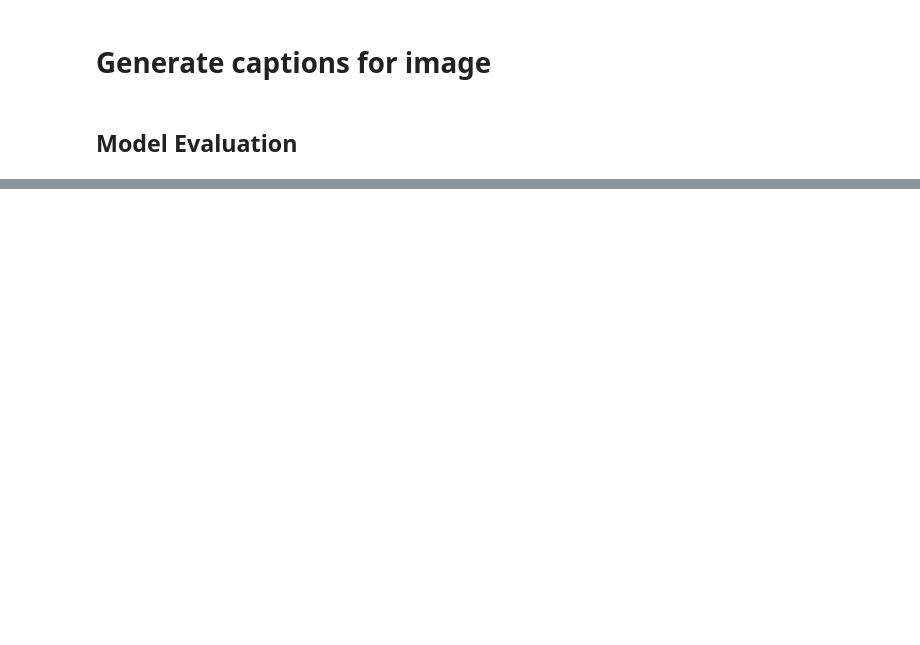
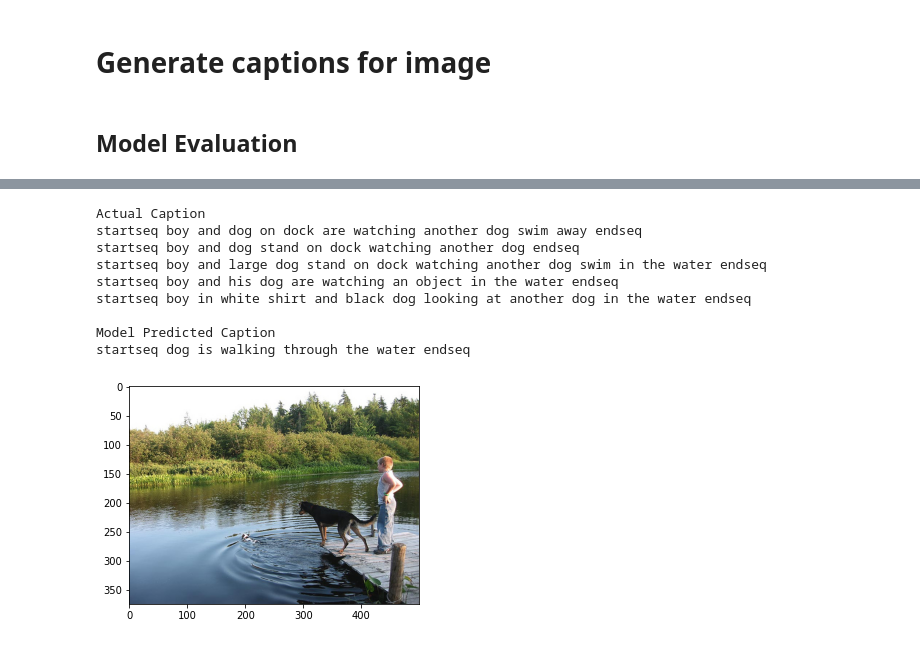
Before and after one commit to sushmita56/Image-Caption-Generation, a Jupyter notebook: Image_Caption_Generator.ipynb, the cells around one changed output, grey strips where cells are left out. Cells and saved outputs as stored; diff of their text form; code cells hidden in the pictures; blank space fills up the shorter version.

```diff
--- a/Image_Caption_Generator.ipynb
+++ b/Image_Caption_Generator.ipynb
@@ -364,0 +445,13 @@ TypeError: ignored
+# %%
+show_caption('944788251_a0bcd4b960.jpg')
+# %% [output]
+Actual Caption
+startseq boy and dog on dock are watching another dog swim away endseq
+startseq boy and dog stand on dock watching another dog endseq
+startseq boy and large dog stand on dock watching another dog swim in the water endseq
+startseq boy and his dog are watching an object in the water endseq
+startseq boy in white shirt and black dog looking at another dog in the water endseq
+
+Model Predicted Caption
+startseq dog is walking through the water endseq
+[figure, added]
```
Also changed, not shown: parts of 27 cells of this notebook.
